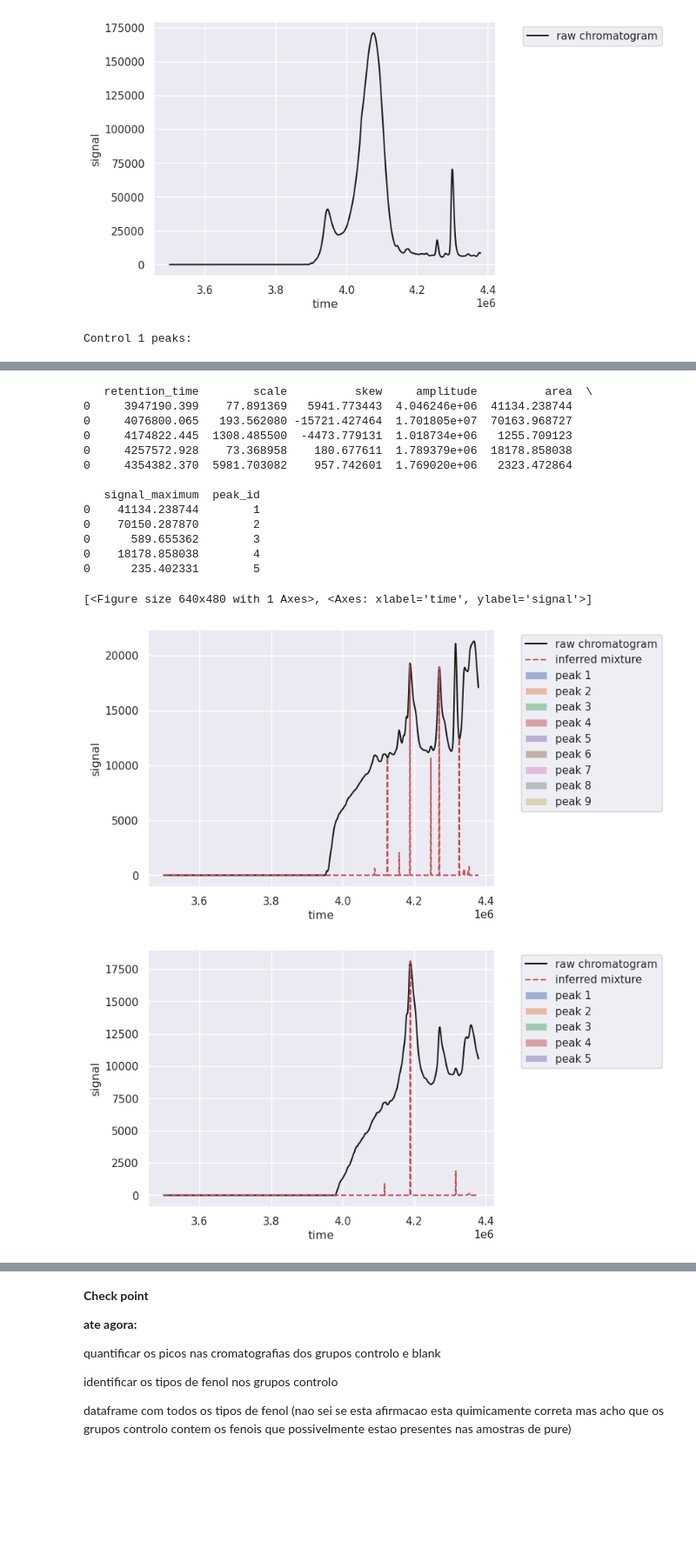
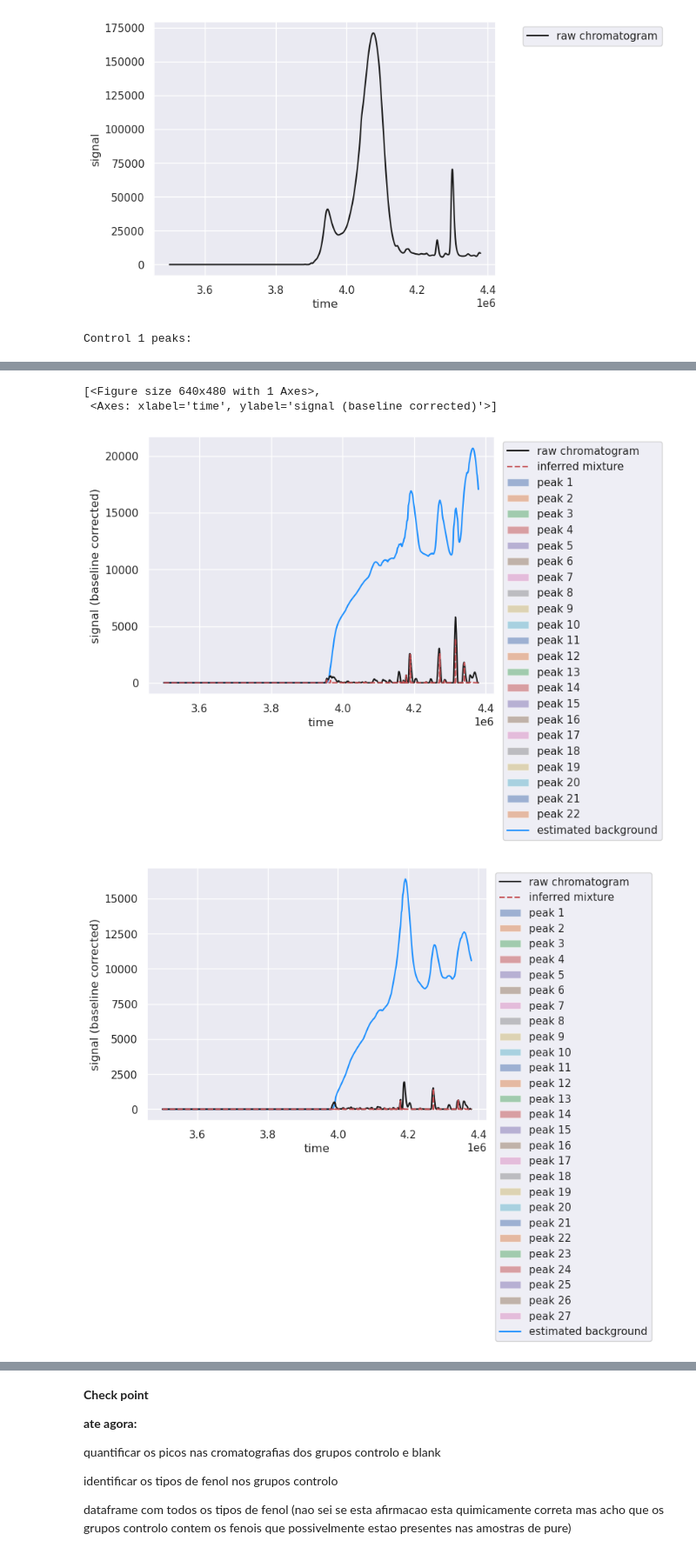
Before and after one commit to amarcos20/PolyFoxScreen, a Jupyter notebook: pipeline.ipynb, the cells around one changed output, grey strips where cells are left out. Shown: that part at 87% size. Cells and saved outputs as stored; diff of their text form; code cells hidden in the pictures; blank space fills up the shorter version.

```diff
--- a/pipeline.ipynb
+++ b/pipeline.ipynb
@@ -31,19 +41,21 @@ blank_chromatogram.show()
 [figure]
 # %%
 print("Control 1 peaks:")
-peaks_control1 = control_chromatogram1.fit_peaks(correct_baseline=False)
-print(peaks_control1)
+
+peaks_control1 = control_chromatogram1.fit_peaks(approx_peak_width=0.01e6)
+# print(peaks_control1)
 control_chromatogram1.show()
 
 
-print("Control 2 peaks:")
-peaks_control2 = control_chromatogram2.fit_peaks(correct_baseline=False)
+
+# print("Control 2 peaks:")
+peaks_control2 = control_chromatogram2.fit_peaks(approx_peak_width=0.01e6)
 print(peaks_control2)
 control_chromatogram2.show()
 
 
 print("Blank peaks:")
-peaks_blank = blank_chromatogram.fit_peaks(correct_baseline=False)
+peaks_blank = blank_chromatogram.fit_peaks(approx_peak_width=0.01e6)
 print(peaks_blank)
 blank_chromatogram.show()
 # %% [output]
@@ -82,16 +97,4 @@ Blank peaks:
-   retention_time        scale          skew     amplitude          area  \
-0     3947190.399    77.891369   5941.773443  4.046246e+06  41134.238744
-0     4076800.065   193.562080 -15721.427464  1.701805e+07  70163.968727
-0     4174822.445  1308.485500  -4473.779131  1.018734e+06   1255.709123
-0     4257572.928    73.368958    180.677611  1.789379e+06  18178.858038
-0     4354382.370  5981.703082    957.742601  1.769020e+06   2323.472864
-
-   signal_maximum  peak_id
-0    41134.238744        1
-0    70150.287870        2
-0      589.655362        3
-0    18178.858038        4
-0      235.402331        5
+[<Figure size 640x480 with 1 Axes>,
+ <Axes: xlabel='time', ylabel='signal (baseline corrected)'>]
-[<Figure size 640x480 with 1 Axes>, <Axes: xlabel='time', ylabel='signal'>]
-[figure, old version]
+[figure, new version]
-[figure, old version]
+[figure, new version]
```
Also changed, not shown: parts of 6 cells of this notebook.
